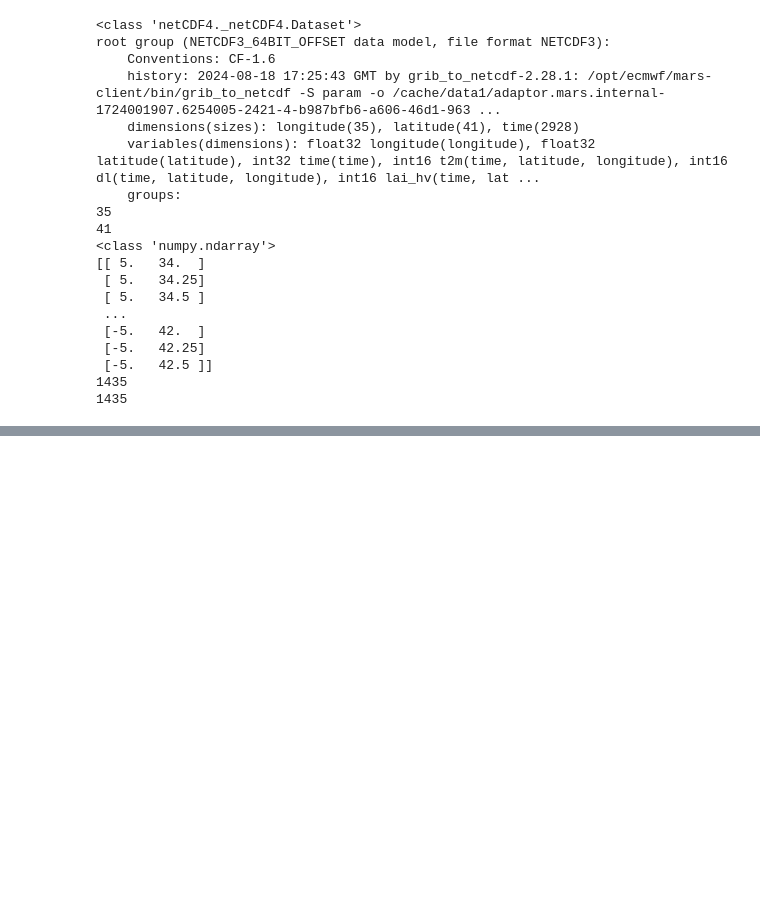
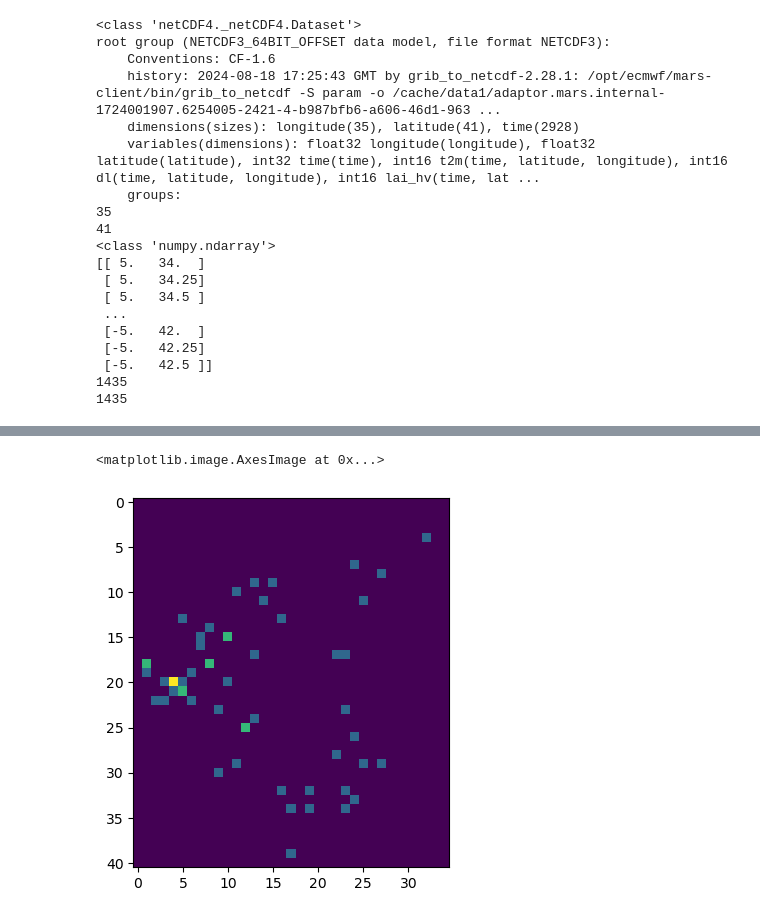
Before and after one commit to alimkarimi/flood_prediction, a Jupyter notebook: CCAI_Flooding_Prototype.ipynb, the cells around one changed output, grey strips where cells are left out. Saved outputs shown, nothing was run; the diff lists cells and outputs as text; code cells hidden in the pictures; blank space fills up the shorter version.

```diff
--- a/CCAI_Flooding_Project.ipynb
+++ b/CCAI_Flooding_Prototype.ipynb
@@ -412,0 +241,17 @@ Index of closest vector: 1085
+# %%
+def convert_coordinates_to_2d_index(coordinates, range_lon, range_lat, verbose=False):
+    """
+    Given a range of latitudes and longitudes with a given spacing, this function takes coordinates in the (long, lat) (note
+    that long, lat is the same as row, col order) and returns a 2d index (0 based indexing) so that downstream code can plot
+    something based on this indexing system.
+    """
+    idx_col = np.argmin(np.abs(range_lon - coordinates[1]))
+
+    idx_row = np.argmin(np.abs(range_lat - coordinates[0]))
+    if verbose:
+        print(idx_row, idx_col)
+        print(range_lon, range_lat)
+
+    return (idx_row, idx_col)
+
+convert_coordinates_to_2d_index(coordinates = np.array([5, 42]), range_lon = lon_era5, range_lat = lat_era5)
@@ -413,2 +260,28 @@ Index of closest vector: 1085
 # %%
 # create an empty array which is the size of the spatial dimension of the data in ERA5.
+target_cube = np.zeros((len(lat_era5), len(lon_era5)))
+print(target_cube.shape)
+
+# for each flood event in the gt_kenya, find the lat / long in the ERA5 grid system that is closest.
+# then, convert that lat / long in the ERA5 grid system to a 2d index (row, col).
+# add 1 to the np_empty array - this will signify a GT event in that cell.
+
+def append_flood_observation(target_cube, ground_truth_df):
+    # get event longs, lats from ground_truth_df:
+    temp_lon, temp_lat = ground_truth_df['long'], ground_truth_df['lat']
+    #print(temp_lon, temp_lat)
+
+    # for each long, lat, use the find_closest_vector_2d function to find the closest long/lat in the ERA5 grid system
+    for obs_coordinates in zip(temp_lat, temp_lon):
+        # use find_closest_vector_2d function
+        closest_vector, index = find_closest_vector(cartesian_product_lon_lat, obs_coordinates)
+        print(f"Closest vector:{closest_vector}")
+        print(f"Index of closest vector: {index}")
+        # convert that closest vector to a 2d zero based indexing system.
+        temp_raster_idx = convert_coordinates_to_2d_index(closest_vector, range_lon = lon_era5, range_lat = lat_era5)
+        temp_row_idx, temp_col_idx = temp_raster_idx[0], temp_raster_idx[1]
+        # add 1 to the target_cube
+        target_cube[temp_row_idx, temp_col_idx]+= 1
+
+    return target_cube
+target_cube = append_flood_observation(target_cube, ground_truth_df=gt_kenya)
@@ -414,0 +306,5 @@ Index of closest vector: 1085
+# %%
+plt.imshow(target_cube)
+# %% [output]
+<matplotlib.image.AxesImage at 0x...>
+[figure, added]
```
Also changed, not shown: parts of 7 cells of this notebook.
